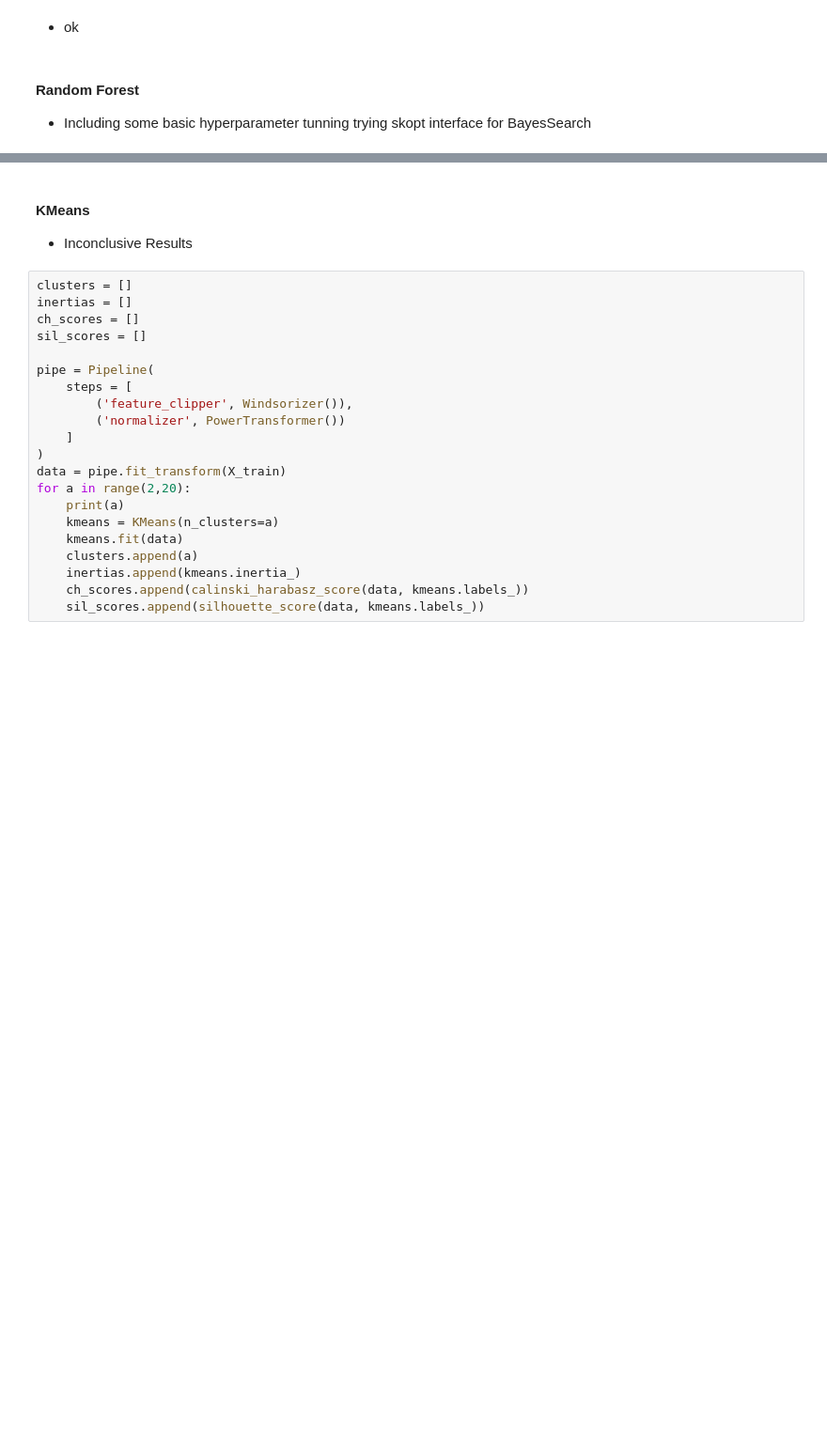
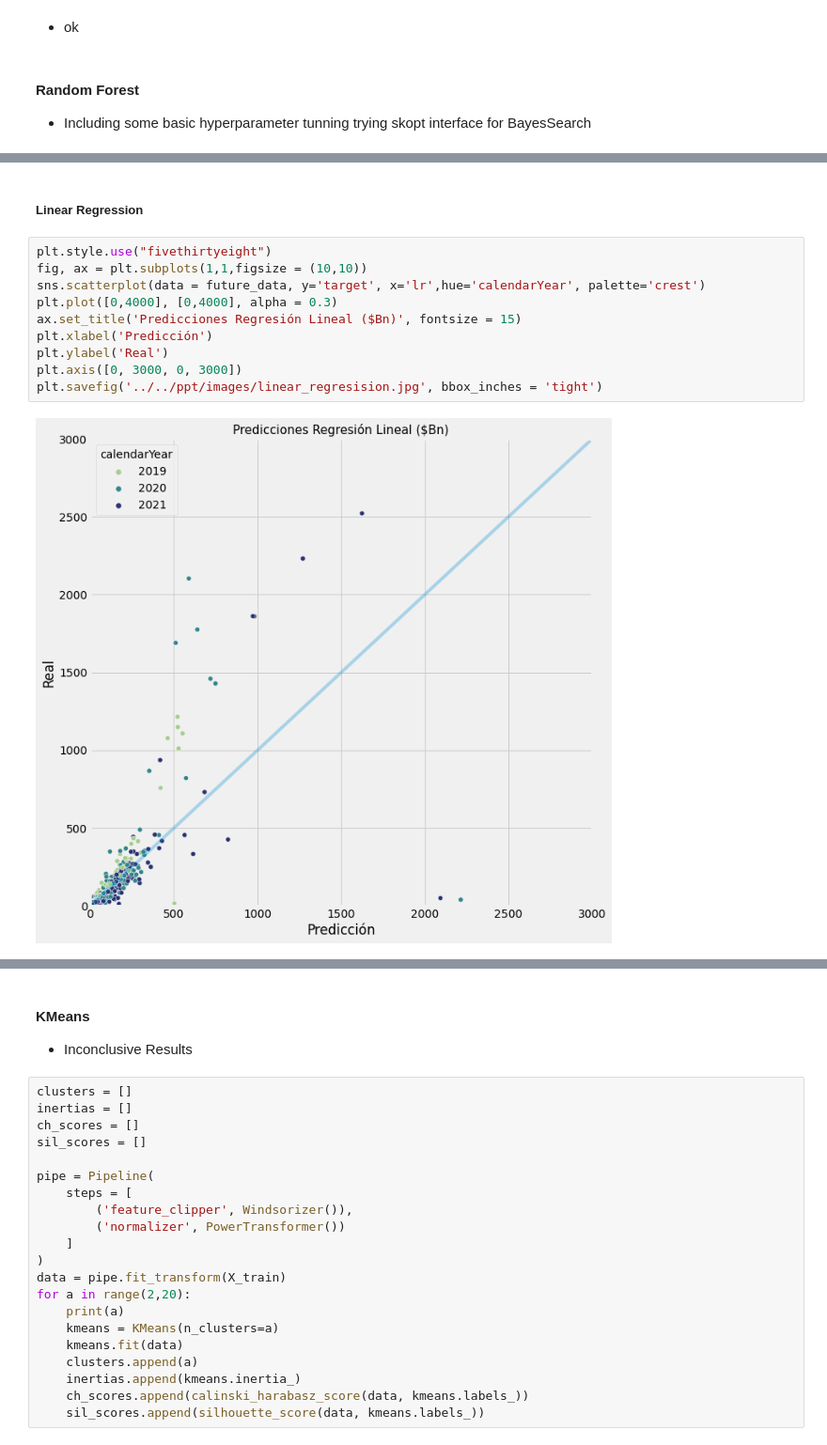
Before and after one commit to FranciscoPala/SP500_constituents_market_cap_estimator, a Jupyter notebook: src/notebooks/model_selection.ipynb, the cells around one changed output, grey strips where cells are left out. Shown at 94% size. Drawn from its saved outputs; the diff is of its cells as text; blank space fills up the shorter version.

```diff
--- a/src/notebooks/model_selection.ipynb
+++ b/src/notebooks/model_selection.ipynb
@@ -394,0 +467,14 @@ WTF... Inspect these values
+# %% [markdown]
+##### Linear Regression
+# %%
+plt.style.use("fivethirtyeight")
+fig, ax = plt.subplots(1,1,figsize = (10,10))
+sns.scatterplot(data = future_data, y='target', x='lr',hue='calendarYear', palette='crest')
+plt.plot([0,4000], [0,4000], alpha = 0.3)
+ax.set_title('Predicciones Regresión Lineal ($Bn)', fontsize = 15)
+plt.xlabel('Predicción')
+plt.ylabel('Real')
+plt.axis([0, 3000, 0, 3000])
+plt.savefig('../../ppt/images/linear_regresision.jpg', bbox_inches = 'tight')
+# %% [output]
+[figure, added]
```
Also changed, not shown: parts of 97 cells of this notebook, 4 other files.
